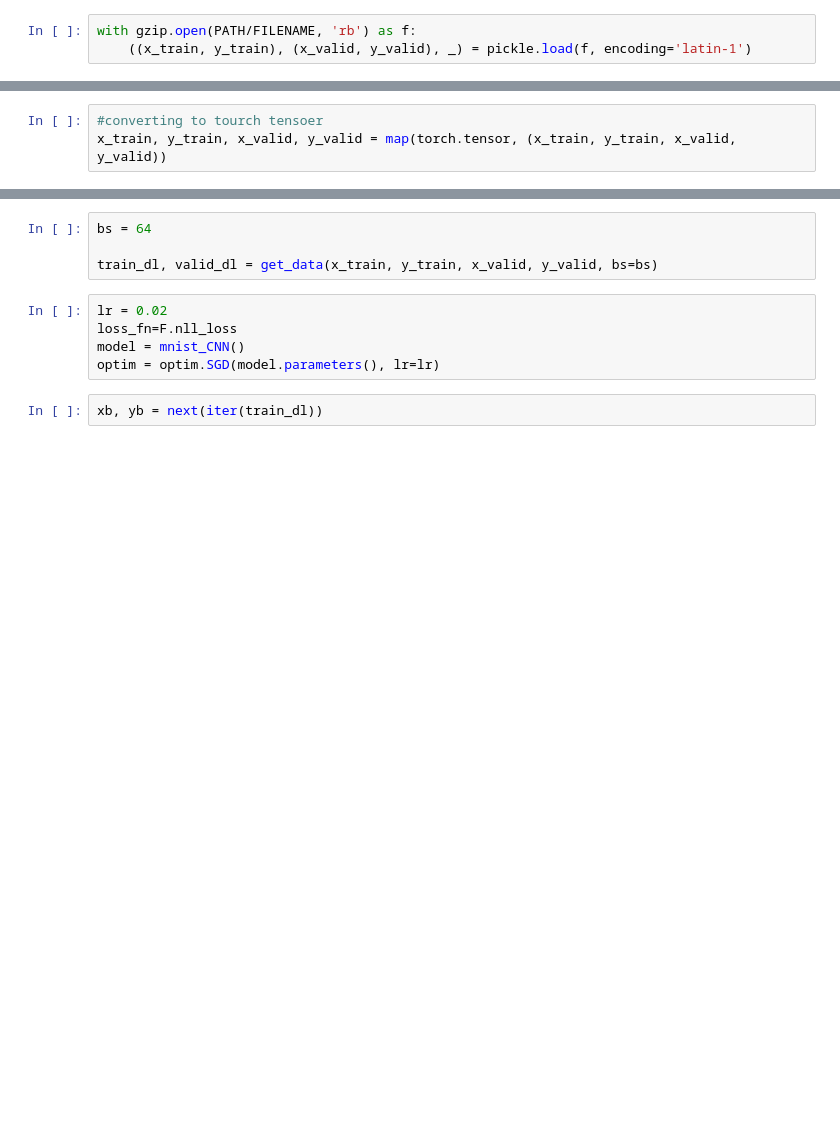
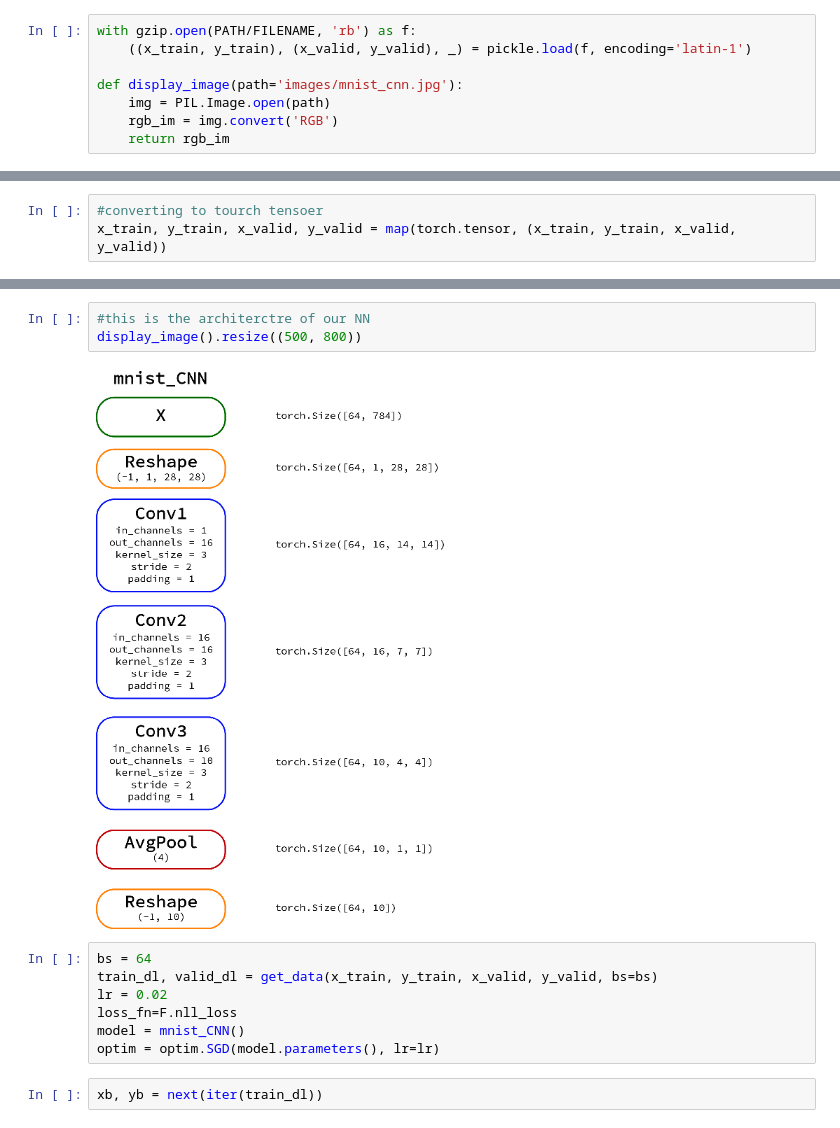
Before and after one commit to DrHB/torch_Notes, a Jupyter notebook: 2_CNN_torch.ipynb, the cells around one changed output, grey strips where cells are left out. Cells and saved outputs as stored; diff of their text form; blank space fills up the shorter version.

Commit message:
optimizing code for cnn in cnn notebooks

```diff
--- a/2_CNN_torch.ipynb
+++ b/2_CNN_torch.ipynb
@@ -26,6 +37,11 @@ if not (PATH/FILENAME).exists():
 # %%
 with gzip.open(PATH/FILENAME, 'rb') as f:
     ((x_train, y_train), (x_valid, y_valid), _) = pickle.load(f, encoding='latin-1')
+
+def display_image(path='images/mnist_cnn.jpg'):
+    img = PIL.Image.open(path)
+    rgb_im = img.convert('RGB')
+    return rgb_im
 # %%
 plt.imshow(x_train[0].reshape(28, 28))
 # %% [output]
@@ -133,12 +150,15 @@ class mnist_CNN(nn.Module):
+# %%
+#this is the architerctre of our NN
+display_image().resize((500, 800))
+# %% [output]
+[figure, added]
 # %%
 bs = 64
-
 train_dl, valid_dl = get_data(x_train, y_train, x_valid, y_valid, bs=bs)
+lr = 0.02
+loss_fn=F.nll_loss
+model = mnist_CNN()
+optim = optim.SGD(model.parameters(), lr=lr)
-# %%
-lr = 0.02
-loss_fn=F.nll_loss
-model = mnist_CNN()
-optim = optim.SGD(model.parameters(), lr=lr)
 # %%
 xb, yb = next(iter(train_dl))
 # %%
```
Also changed, not shown: parts of 28 cells of this notebook.
